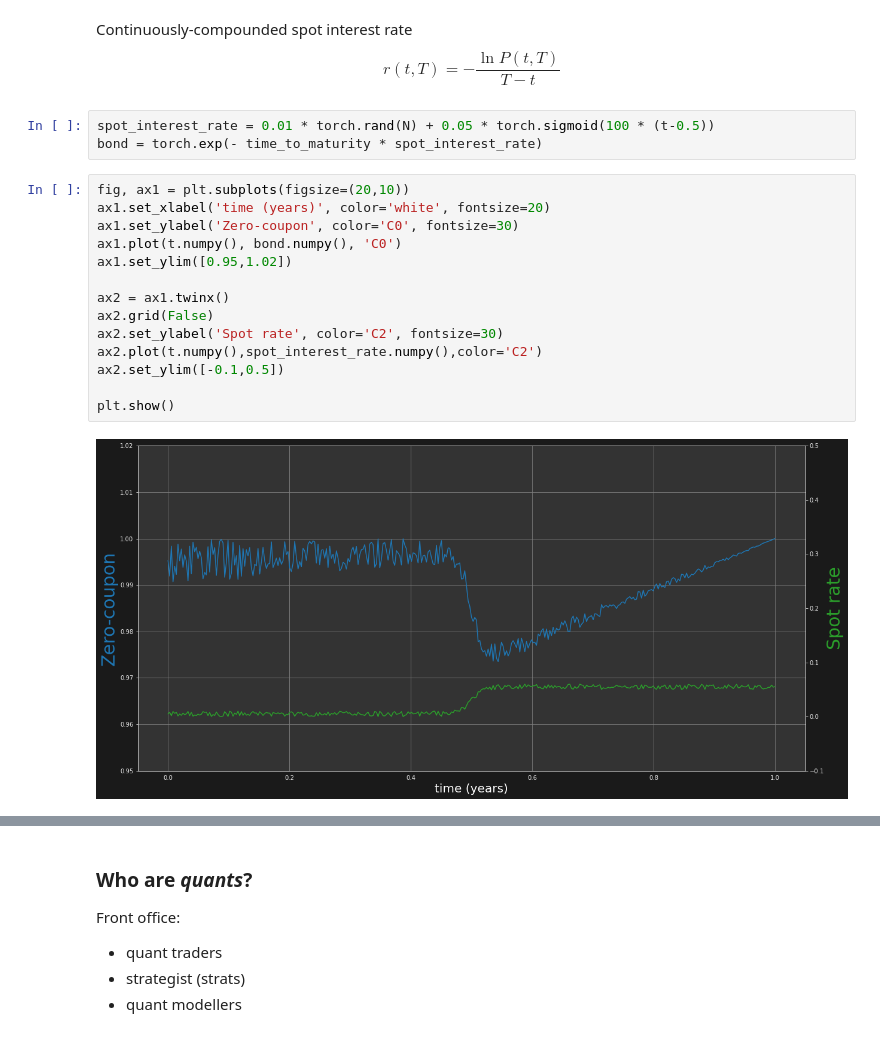
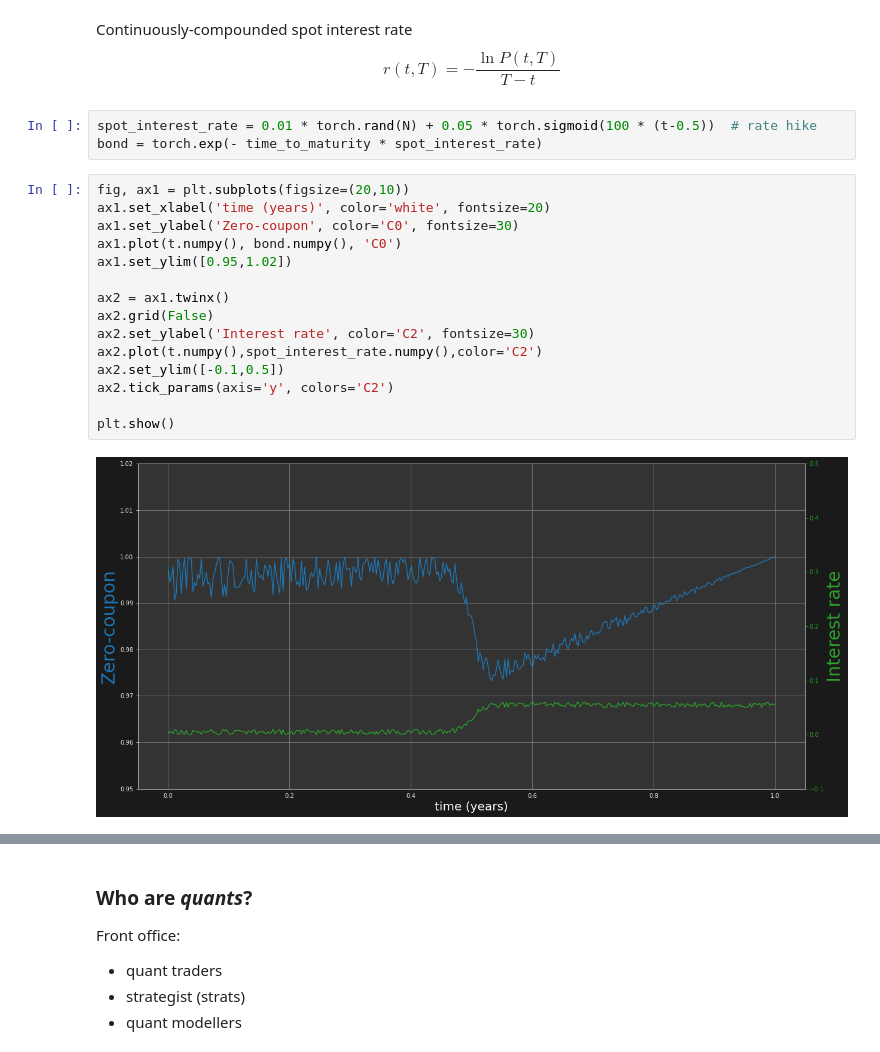
Before and after one commit to grinisrit/noa, a Jupyter notebook: docs/quant/bsm.ipynb, the cells around one changed output, grey strips where cells are left out. Saved outputs shown, nothing was run; the diff lists cells and outputs as text.

```diff
--- a/docs/quant/bsm.ipynb
+++ b/docs/quant/bsm.ipynb
@@ -37,21 +39,22 @@ $$
 r(t,T) = - \frac{\ln P(t,T)}{T-t}
 $$
 # %%
-spot_interest_rate = 0.01 * torch.rand(N) + 0.05 * torch.sigmoid(100 * (t-0.5))
+spot_interest_rate = 0.01 * torch.rand(N) + 0.05 * torch.sigmoid(100 * (t-0.5))  # rate hike
 bond = torch.exp(- time_to_maturity * spot_interest_rate)
 # %%
 fig, ax1 = plt.subplots(figsize=(20,10))
 ax1.set_xlabel('time (years)', color='white', fontsize=20)
 ax1.set_ylabel('Zero-coupon', color='C0', fontsize=30)
 ax1.plot(t.numpy(), bond.numpy(), 'C0')
 ax1.set_ylim([0.95,1.02])
 
 ax2 = ax1.twinx()
 ax2.grid(False)
-ax2.set_ylabel('Spot rate', color='C2', fontsize=30)
+ax2.set_ylabel('Interest rate', color='C2', fontsize=30)
 ax2.plot(t.numpy(),spot_interest_rate.numpy(),color='C2')
 ax2.set_ylim([-0.1,0.5])
+ax2.tick_params(axis='y', colors='C2')
 
 plt.show()
 # %% [output]
-[figure, old version]
+[figure, new version]
```
Also changed, not shown: parts of 8 cells of this notebook.
